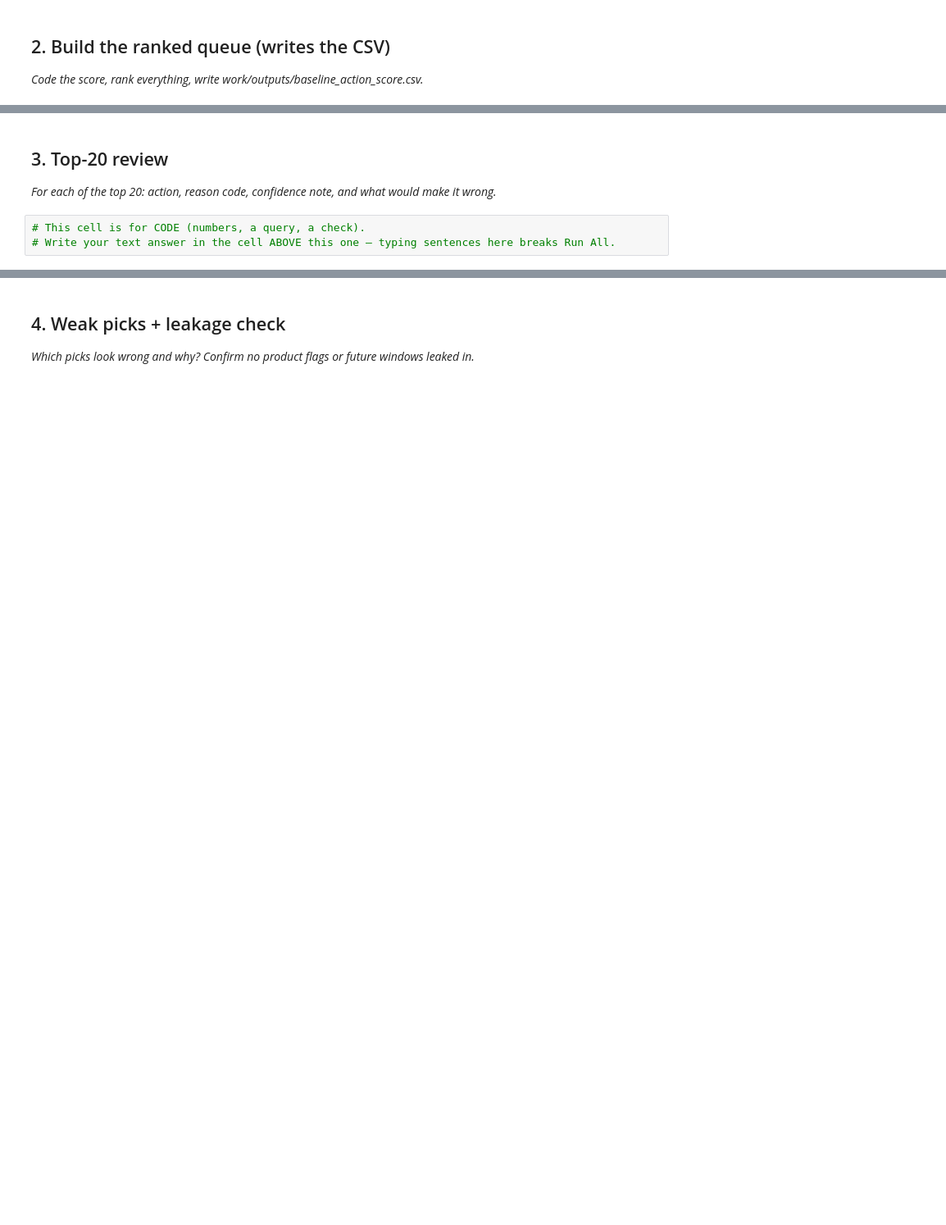
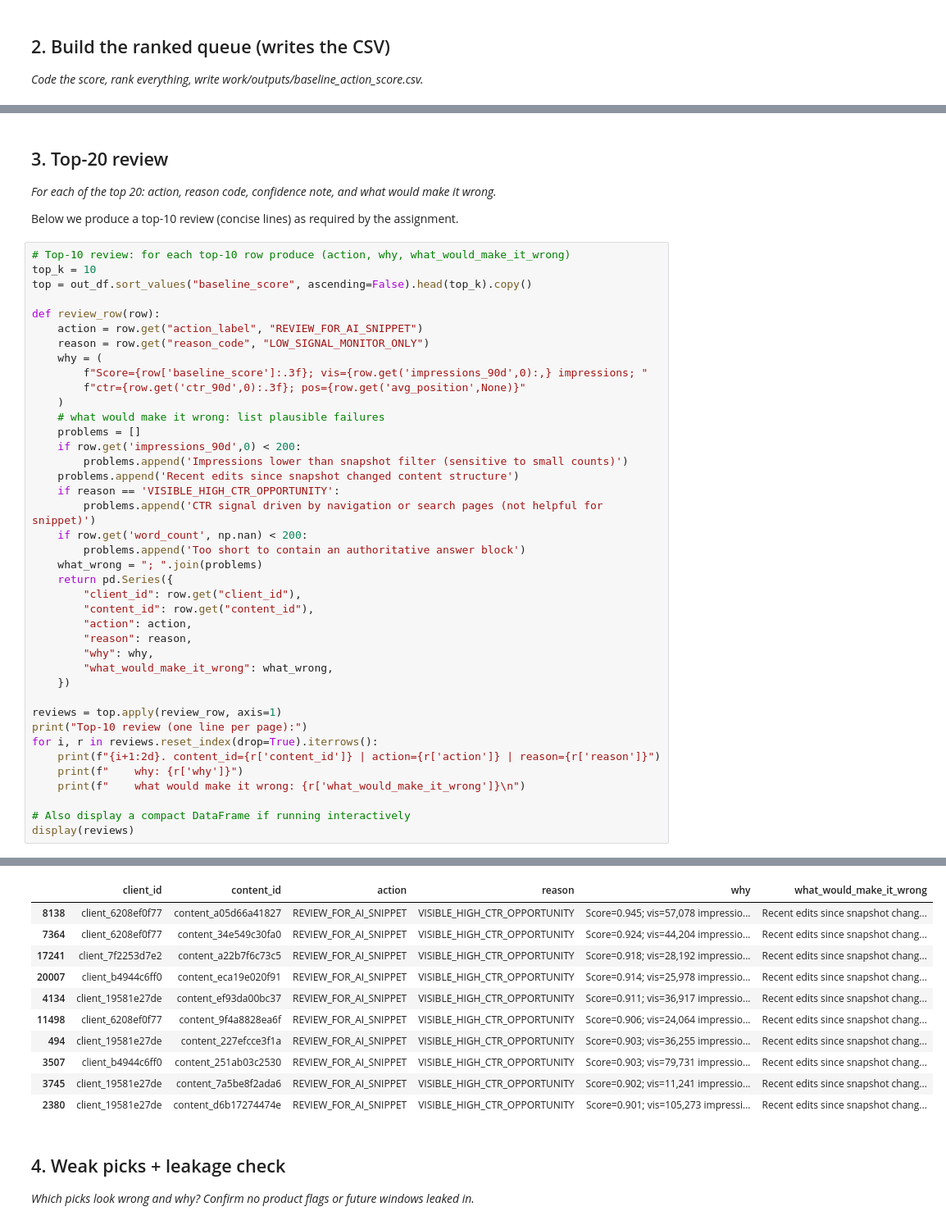
Before and after one commit to PrasannaSaiS/machinelearning01-flyrank, a Jupyter notebook: work/notebooks/w04_baseline_score.ipynb, the cells around one changed output, grey strips where cells are left out. Shown at 82% size. Saved outputs shown, nothing was run; the diff lists cells and outputs as text; blank space fills up the shorter version.

```diff
--- a/work/notebooks/w04_baseline_score.ipynb
+++ b/work/notebooks/w04_baseline_score.ipynb
@@ -24,6 +230,46 @@ This skeleton is yours to fill. Work the sections **in order** — each one has
 ## 3. Top-20 review
 
 *For each of the top 20: action, reason code, confidence note, and what would make it wrong.*
+
+Below we produce a top-10 review (concise lines) as required by the assignment.
-# %%
-# This cell is for CODE (numbers, a query, a check).
-# Write your text answer in the cell ABOVE this one — typing sentences here breaks Run All.
+# %%
+# Top-10 review: for each top-10 row produce (action, why, what_would_make_it_wrong)
+top_k = 10
+top = out_df.sort_values("baseline_score", ascending=False).head(top_k).copy()
+
+def review_row(row):
+    action = row.get("action_label", "REVIEW_FOR_AI_SNIPPET")
+    reason = row.get("reason_code", "LOW_SIGNAL_MONITOR_ONLY")
+    why = (
+        f"Score={row['baseline_score']:.3f}; vis={row.get('impressions_90d',0):,} impressions; "
+        f"ctr={row.get('ctr_90d',0):.3f}; pos={row.get('avg_position',None)}"
+    )
+    # what would make it wrong: list plausible failures
+    problems = []
+    if row.get('impressions_90d',0) < 200:
+        problems.append('Impressions lower than snapshot filter (sensitive to small counts)')
+    problems.append('Recent edits since snapshot changed content structure')
+    if reason == 'VISIBLE_HIGH_CTR_OPPORTUNITY':
+        problems.append('CTR signal driven by navigation or search pages (not helpful for snippet)')
+    if row.get('word_count', np.nan) < 200:
+        problems.append('Too short to contain an authoritative answer block')
+    what_wrong = "; ".join(problems)
+    return pd.Series({
+        "client_id": row.get("client_id"),
+        "content_id": row.get("content_id"),
+        "action": action,
+        "reason": reason,
+        "why": why,
+        "what_would_make_it_wrong": what_wrong,
+    })
+
+reviews = top.apply(review_row, axis=1)
+print("Top-10 review (one line per page):")
+for i, r in reviews.reset_index(drop=True).iterrows():
+    print(f"{i+1:2d}. content_id={r['content_id']} | action={r['action']} | reason={r['reason']}")
+    print(f"    why: {r['why']}")
+    print(f"    what would make it wrong: {r['what_would_make_it_wrong']}\n")
+
+# Also display a compact DataFrame if running interactively
+display(reviews)
+# %% [output]
@@ -30,3 +293,14 @@ This skeleton is yours to fill. Work the sections **in order** — each one has
+|  | client_id | content_id | action | reason | why | what_would_make_it_wrong |
+| 8138 | client_6208ef0f77 | content_a05d66a41827 | REVIEW_FOR_AI_SNIPPET | VISIBLE_HIGH_CTR_OPPORTUNITY | Score=0.945; vis=57,078 impressio... | Recent edits since snapshot chang... |
+| 7364 | client_6208ef0f77 | content_34e549c30fa0 | REVIEW_FOR_AI_SNIPPET | VISIBLE_HIGH_CTR_OPPORTUNITY | Score=0.924; vis=44,204 impressio... | Recent edits since snapshot chang... |
+| 17241 | client_7f2253d7e2 | content_a22b7f6c73c5 | REVIEW_FOR_AI_SNIPPET | VISIBLE_HIGH_CTR_OPPORTUNITY | Score=0.918; vis=28,192 impressio... | Recent edits since snapshot chang... |
+| 20007 | client_b4944c6ff0 | content_eca19e020f91 | REVIEW_FOR_AI_SNIPPET | VISIBLE_HIGH_CTR_OPPORTUNITY | Score=0.914; vis=25,978 impressio... | Recent edits since snapshot chang... |
+| 4134 | client_19581e27de | content_ef93da00bc37 | REVIEW_FOR_AI_SNIPPET | VISIBLE_HIGH_CTR_OPPORTUNITY | Score=0.911; vis=36,917 impressio... | Recent edits since snapshot chang... |
+| 11498 | client_6208ef0f77 | content_9f4a8828ea6f | REVIEW_FOR_AI_SNIPPET | VISIBLE_HIGH_CTR_OPPORTUNITY | Score=0.906; vis=24,064 impressio... | Recent edits since snapshot chang... |
+| 494 | client_19581e27de | content_227efcce3f1a | REVIEW_FOR_AI_SNIPPET | VISIBLE_HIGH_CTR_OPPORTUNITY | Score=0.903; vis=36,255 impressio... | Recent edits since snapshot chang... |
+| 3507 | client_b4944c6ff0 | content_251ab03c2530 | REVIEW_FOR_AI_SNIPPET | VISIBLE_HIGH_CTR_OPPORTUNITY | Score=0.903; vis=79,731 impressio... | Recent edits since snapshot chang... |
+| 3745 | client_19581e27de | content_7a5be8f2ada6 | REVIEW_FOR_AI_SNIPPET | VISIBLE_HIGH_CTR_OPPORTUNITY | Score=0.902; vis=11,241 impressio... | Recent edits since snapshot chang... |
+| 2380 | client_19581e27de | content_d6b17274474e | REVIEW_FOR_AI_SNIPPET | VISIBLE_HIGH_CTR_OPPORTUNITY | Score=0.901; vis=105,273 impressi... | Recent edits since snapshot chang... |
 # %% [markdown]
 ## 4. Weak picks + leakage check
 
```
Also changed, not shown: parts of 10 cells of this notebook, 1 other file.
